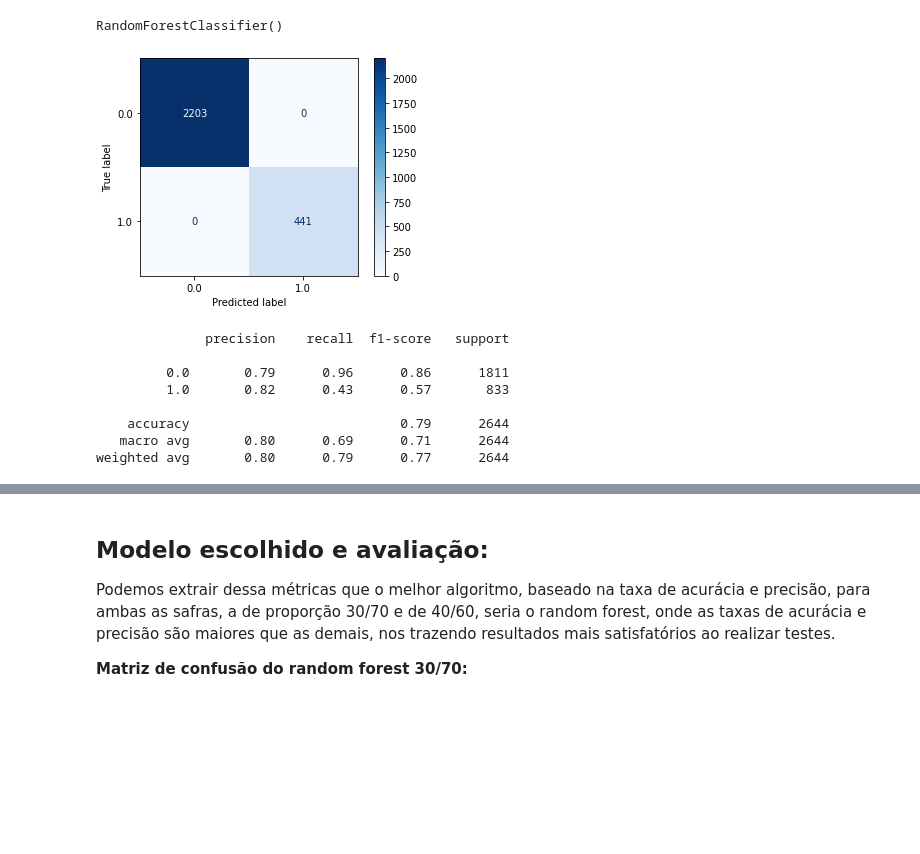
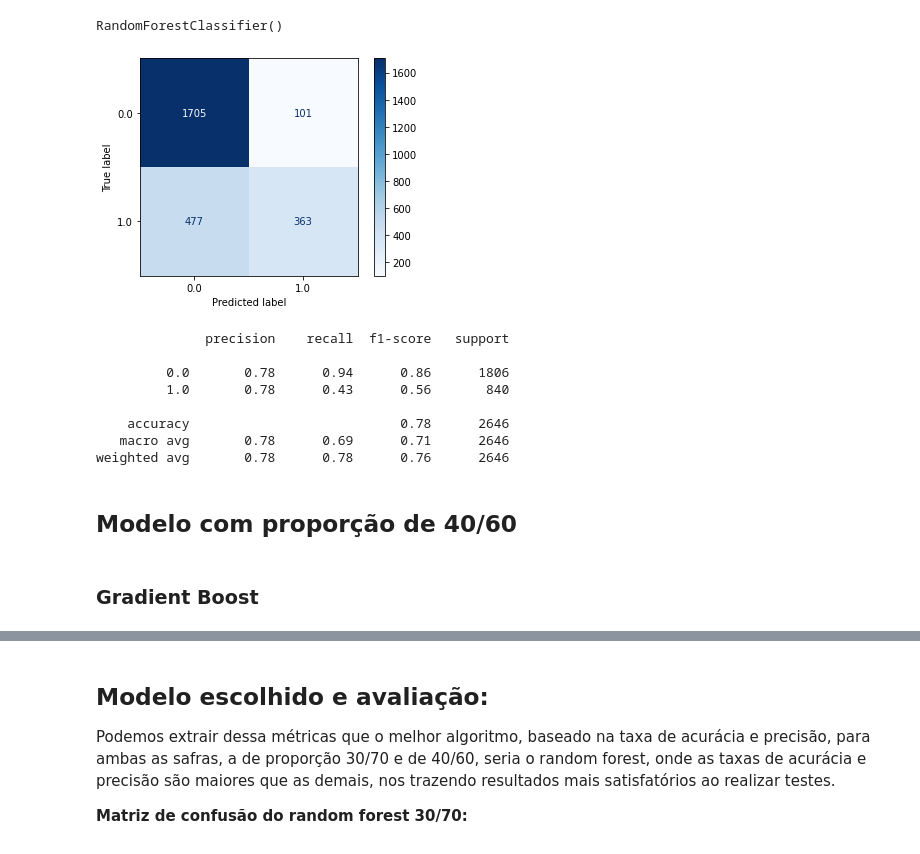
Before and after one commit to 2022M3T1-Inteli/Turing-Labs, a Jupyter notebook: Notebooks/notebook_oficial_modelos.ipynb, the cells around one changed output, grey strips where cells are left out. Cells and saved outputs as stored; diff of their text form; code cells hidden in the pictures; blank space fills up the shorter version.

```diff
--- a/Notebooks/notebook_oficial_modelos.ipynb
+++ b/Notebooks/notebook_oficial_modelos.ipynb
@@ -37,5 +39,5 @@ SafraArtificial2.csv text/csv
 # %%
 # Lendo os dados do arquivo de safra artificial 1 30/70
-data_safra_artificial_1 = pd.read_csv('SafraArtificial1.csv')
+data_safra_artificial_1 = pd.read_csv('/content/drive/Shareddrives/Turing_Labs/csvs/novos_testes/SafraArtificial1-3070.csv')
 # %%
 # Lendo os dados do arquivo de safra artificial 2 40/60
@@ -326,18 +198,20 @@ from sklearn.metrics import plot_confusion_matrix
 from sklearn.metrics import classification_report
 # %%
 # Aplicação da matriz de confusão
-_ = plot_confusion_matrix(rfc, x_test3070, y_pred3070rf, cmap='Blues')
+_ = plot_confusion_matrix(rfc, x_test3070, y_test3070, cmap='Blues')
 # %% [output]
-[figure, old version]
+[figure, new version]
 # %%
 # Aplicação de todas as métricas
 print(classification_report(y_test3070, y_pred3070rf))
 # %% [output]
               precision    recall  f1-score   support
 
-         0.0       0.79      0.96      0.86      1811
-         1.0       0.82      0.43      0.57       833
+         0.0       0.78      0.94      0.86      1806
+         1.0       0.78      0.43      0.56       840
 
-    accuracy                           0.79      2644
-   macro avg       0.80      0.69      0.71      2644
-weighted avg       0.80      0.79      0.77      2644
+    accuracy                           0.78      2646
+   macro avg       0.78      0.69      0.71      2646
+weighted avg       0.78      0.78      0.76      2646
+# %% [markdown]
+## Modelo com proporção de 40/60
@@ -343,0 +229,2 @@ weighted avg       0.80      0.79      0.77      2644
+# %% [markdown]
+### Gradient Boost
```
Also changed, not shown: parts of 80 cells of this notebook.
